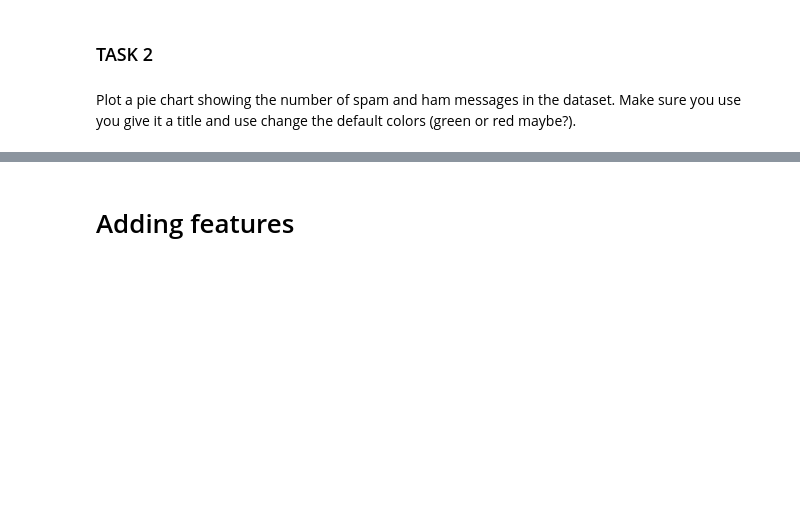
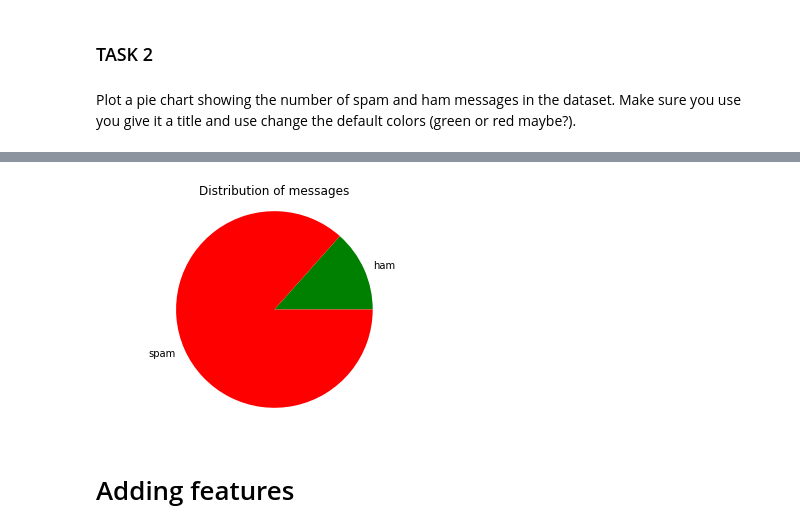
Before and after one commit to COPS-IITBHU/mlss18-assignment2, a Jupyter notebook: Assingment 2.ipynb, the cells around one changed output, grey strips where cells are left out. Cells and saved outputs as stored; diff of their text form; code cells hidden in the pictures; blank space fills up the shorter version.

```diff
--- a/Assingment 2.ipynb
+++ b/Assingment 2.ipynb
@@ -93,3 +89,17 @@ Plot a pie chart showing the number of spam and ham messages in the dataset. Mak
+# %%
+# YOUR CODE STARTS HERE
+
+labels = 'ham', 'spam'
+sizes = [747, 4825]
+colors = ['green', 'red']
+plt.pie(sizes, labels=labels, colors=colors)
+plt.title('Distribution of messages')
+plt.axis('equal')
+plt.show()
+
+# YOUR CODE ENDS HERE
+# %% [output]
+[figure, added]
 # %% [markdown]
 # Adding features
 # %% [markdown]
```
Also changed, not shown: parts of 24 cells of this notebook.
